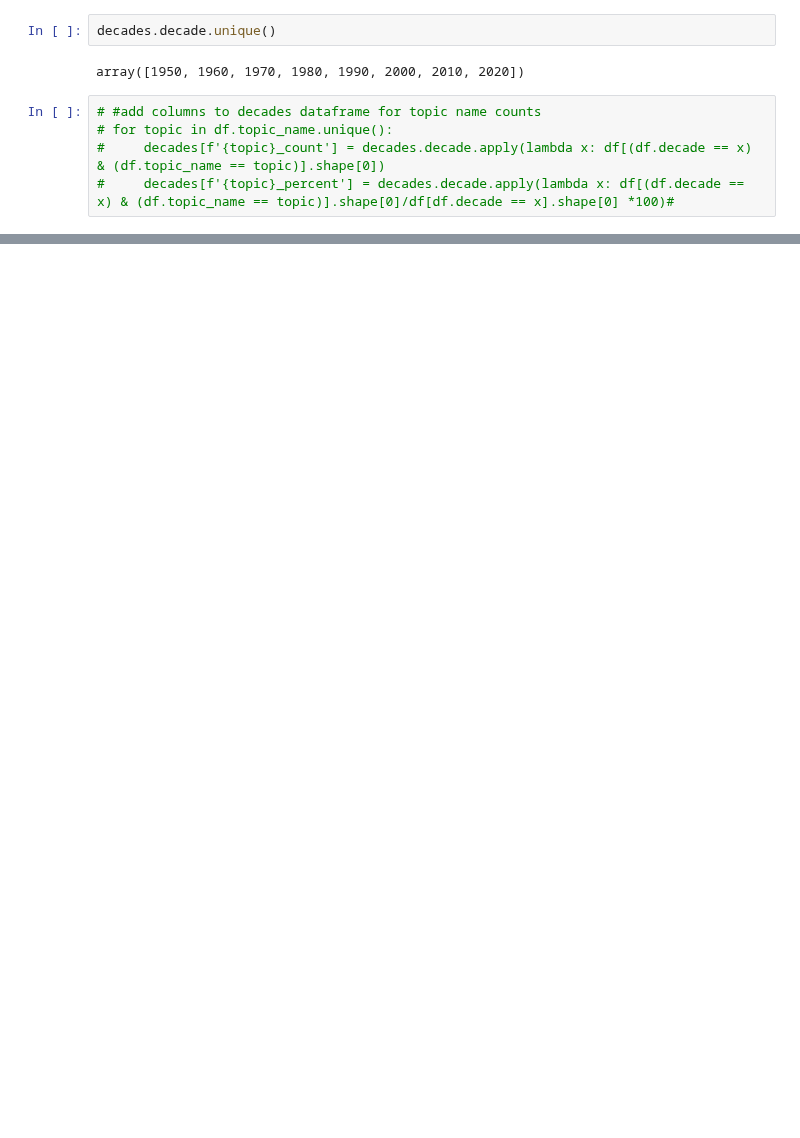
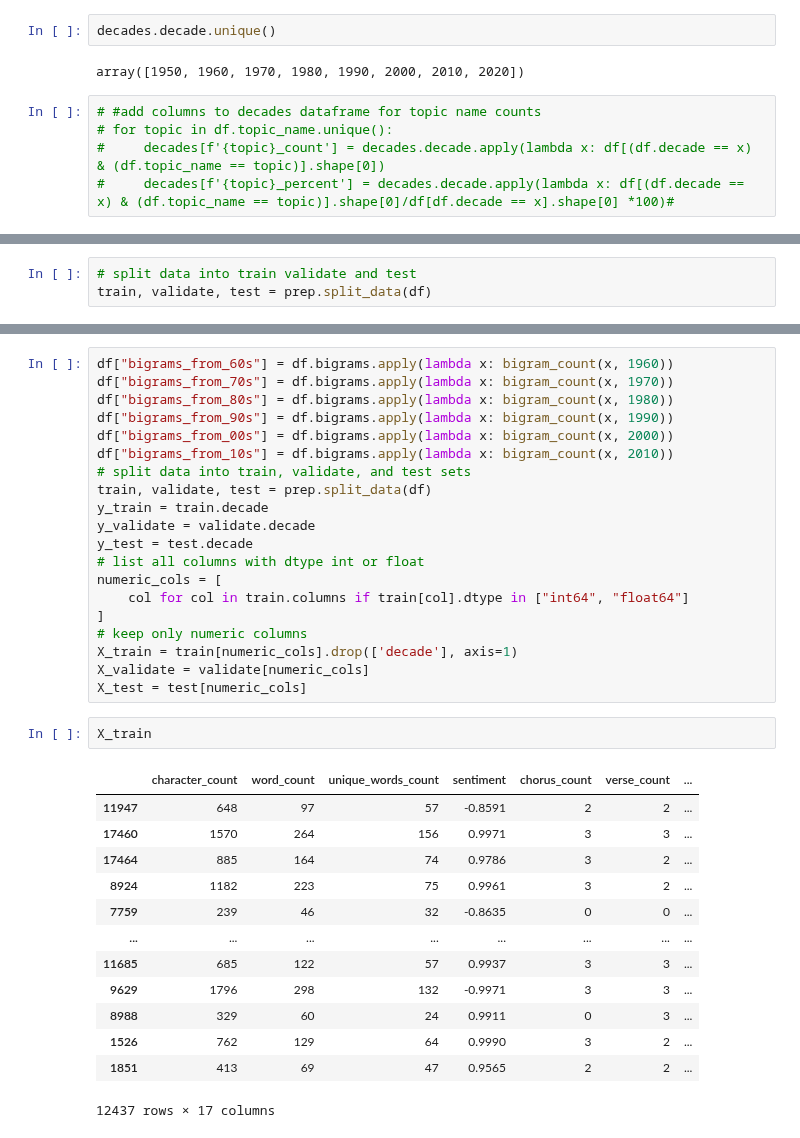
Before and after one commit to CBRJ-Lyrical-Metrics/lyrical-evolution-capstone, a Jupyter notebook: Drafts/chris_work.ipynb, the cells around one changed output, grey strips where cells are left out. Cells and saved outputs as stored; diff of their text form; blank space fills up the shorter version.

```diff
--- a/Drafts/chris_work.ipynb
+++ b/Drafts/chris_work.ipynb
@@ -560,0 +607,3 @@ array([1950, 1960, 1970, 1980, 1990, 2000, 2010, 2020])
+# %%
+# split data into train validate and test
+train, validate, test = prep.split_data(df)
@@ -560,0 +985,36 @@ array([1950, 1960, 1970, 1980, 1990, 2000, 2010, 2020])
+# %%
+df["bigrams_from_60s"] = df.bigrams.apply(lambda x: bigram_count(x, 1960))
+df["bigrams_from_70s"] = df.bigrams.apply(lambda x: bigram_count(x, 1970))
+df["bigrams_from_80s"] = df.bigrams.apply(lambda x: bigram_count(x, 1980))
+df["bigrams_from_90s"] = df.bigrams.apply(lambda x: bigram_count(x, 1990))
+df["bigrams_from_00s"] = df.bigrams.apply(lambda x: bigram_count(x, 2000))
+df["bigrams_from_10s"] = df.bigrams.apply(lambda x: bigram_count(x, 2010))
+# split data into train, validate, and test sets
+train, validate, test = prep.split_data(df)
+y_train = train.decade
+y_validate = validate.decade
+y_test = test.decade
+# list all columns with dtype int or float
+numeric_cols = [
+    col for col in train.columns if train[col].dtype in ["int64", "float64"]
+]
+# keep only numeric columns
+X_train = train[numeric_cols].drop(['decade'], axis=1)
+X_validate = validate[numeric_cols]
+X_test = test[numeric_cols]
+# %%
+X_train
+# %% [output]
+|  | character_count | word_count | unique_words_count | sentiment | chorus_count | verse_count | ... |
+| 11947 | 648 | 97 | 57 | -0.8591 | 2 | 2 | ... |
+| 17460 | 1570 | 264 | 156 | 0.9971 | 3 | 3 | ... |
+| 17464 | 885 | 164 | 74 | 0.9786 | 3 | 2 | ... |
+| 8924 | 1182 | 223 | 75 | 0.9961 | 3 | 2 | ... |
+| 7759 | 239 | 46 | 32 | -0.8635 | 0 | 0 | ... |
+| ... | ... | ... | ... | ... | ... | ... | ... |
+| 11685 | 685 | 122 | 57 | 0.9937 | 3 | 3 | ... |
+| 9629 | 1796 | 298 | 132 | -0.9971 | 3 | 3 | ... |
+| 8988 | 329 | 60 | 24 | 0.9911 | 0 | 3 | ... |
+| 1526 | 762 | 129 | 64 | 0.9990 | 3 | 2 | ... |
+| 1851 | 413 | 69 | 47 | 0.9565 | 2 | 2 | ... |
+12437 rows × 17 columns
```
Also changed, not shown: parts of 49 cells of this notebook, 3 other files.
